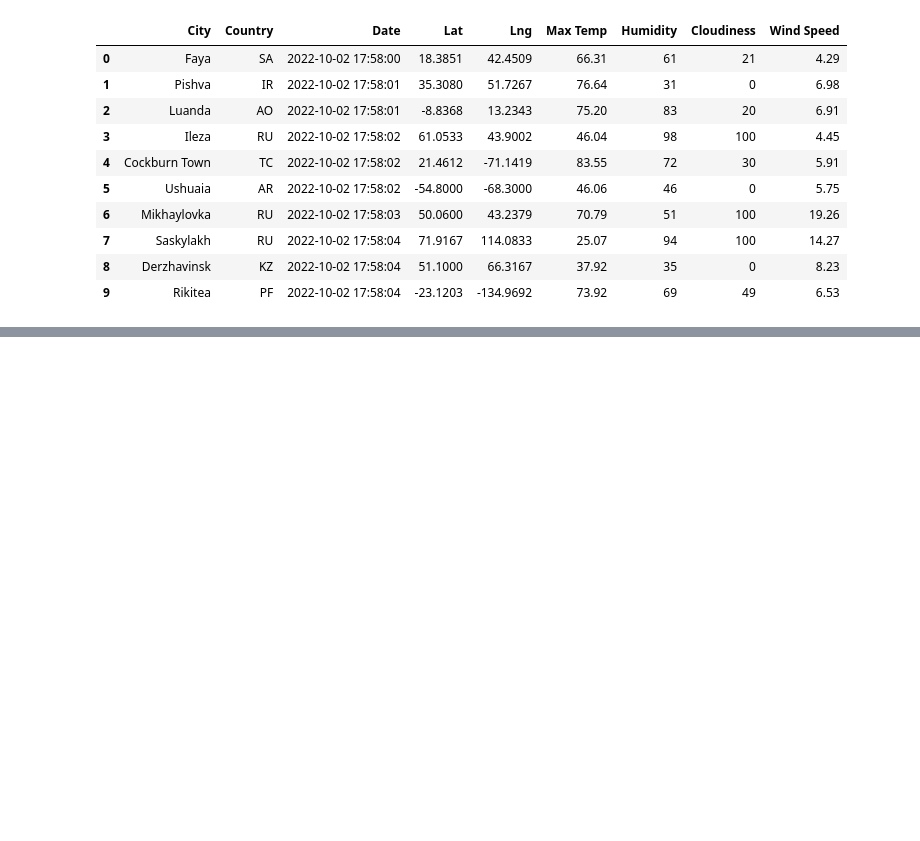
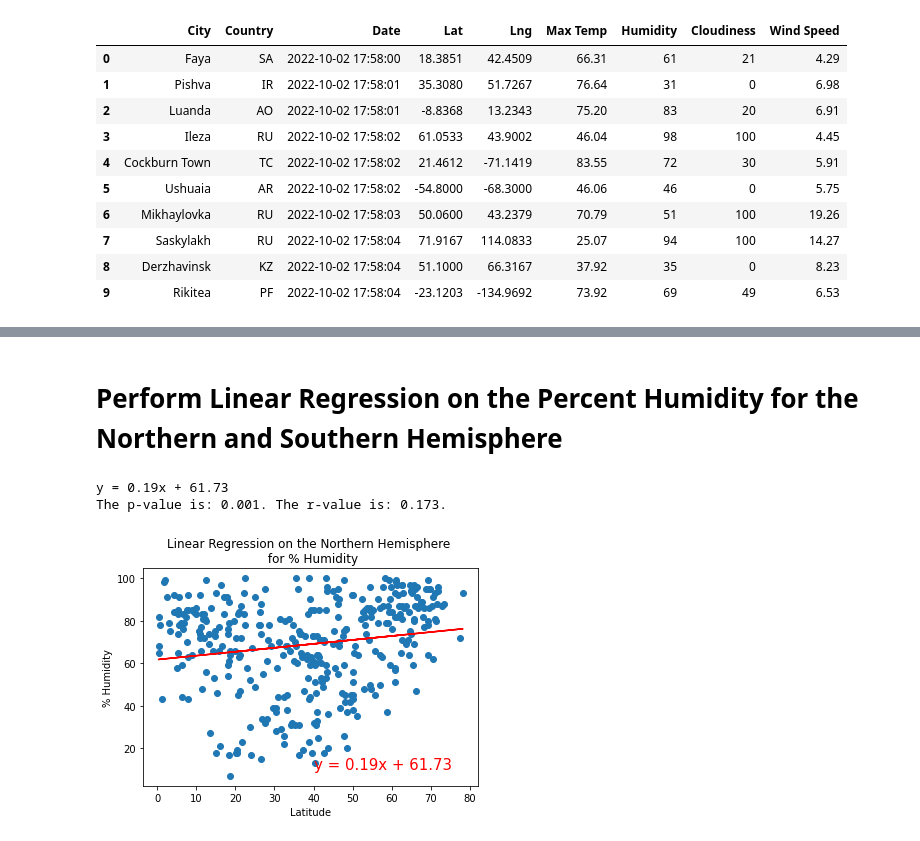
Before and after one commit to TanvirZulkarnaine/World_Weather_Analysis, a Jupyter notebook: WeatherPy.ipynb, the cells around one changed output, grey strips where cells are left out. Cells and saved outputs as stored; diff of their text form; code cells hidden in the pictures; blank space fills up the shorter version.

```diff
--- a/WeatherPy.ipynb
+++ b/WeatherPy.ipynb
@@ -235,0 +311,15 @@ plt.show()
+# %% [markdown]
+# Perform Linear Regression on the Percent Humidity for the Northern and Southern Hemisphere
+# %%
+# Linear regression on the Northern Hemisphere
+x_values = northern_hemi_df["Lat"]
+y_values = northern_hemi_df["Humidity"]
+# Call the function.
+plot_linear_regression(x_values, y_values,
+                       'Linear Regression on the Northern Hemisphere \n for % Humidity',
+                       '% Humidity',
+                       (40,10))
+# %% [output]
+y = 0.19x + 61.73
+The p-value is: 0.001. The r-value is: 0.173.
+[figure, added]
```
Also changed, not shown: parts of 19 cells of this notebook.
